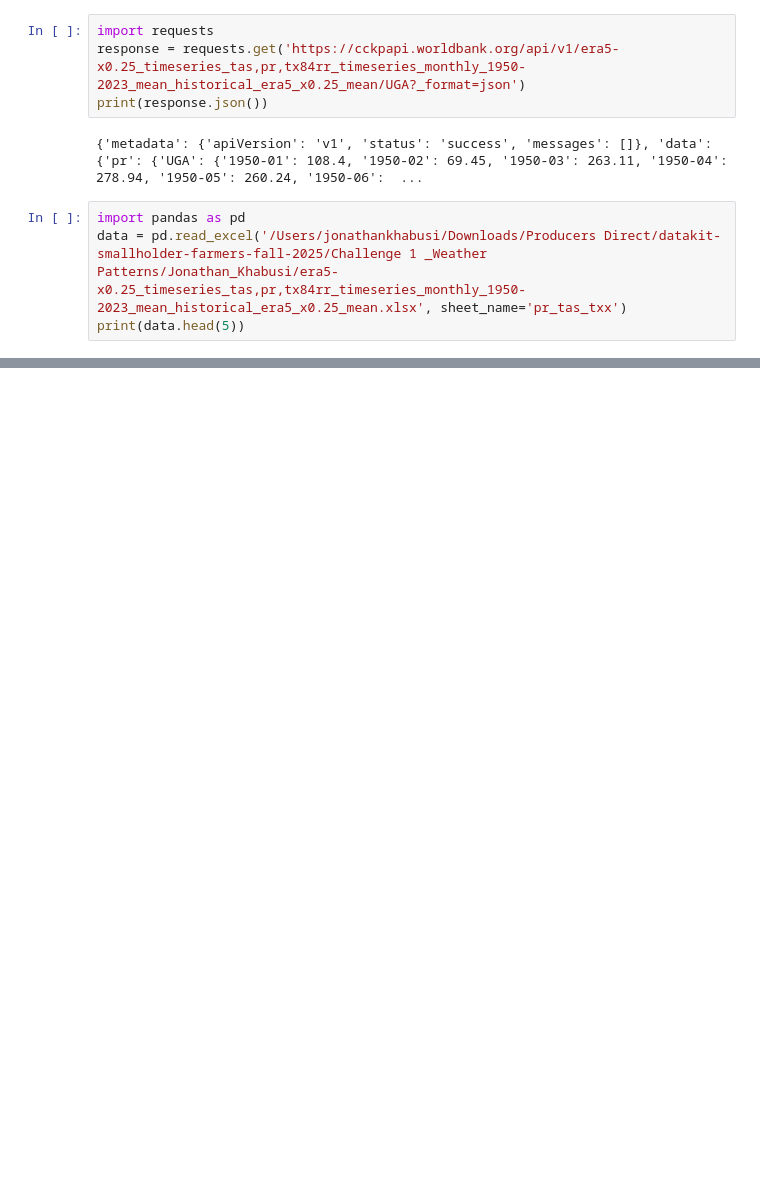
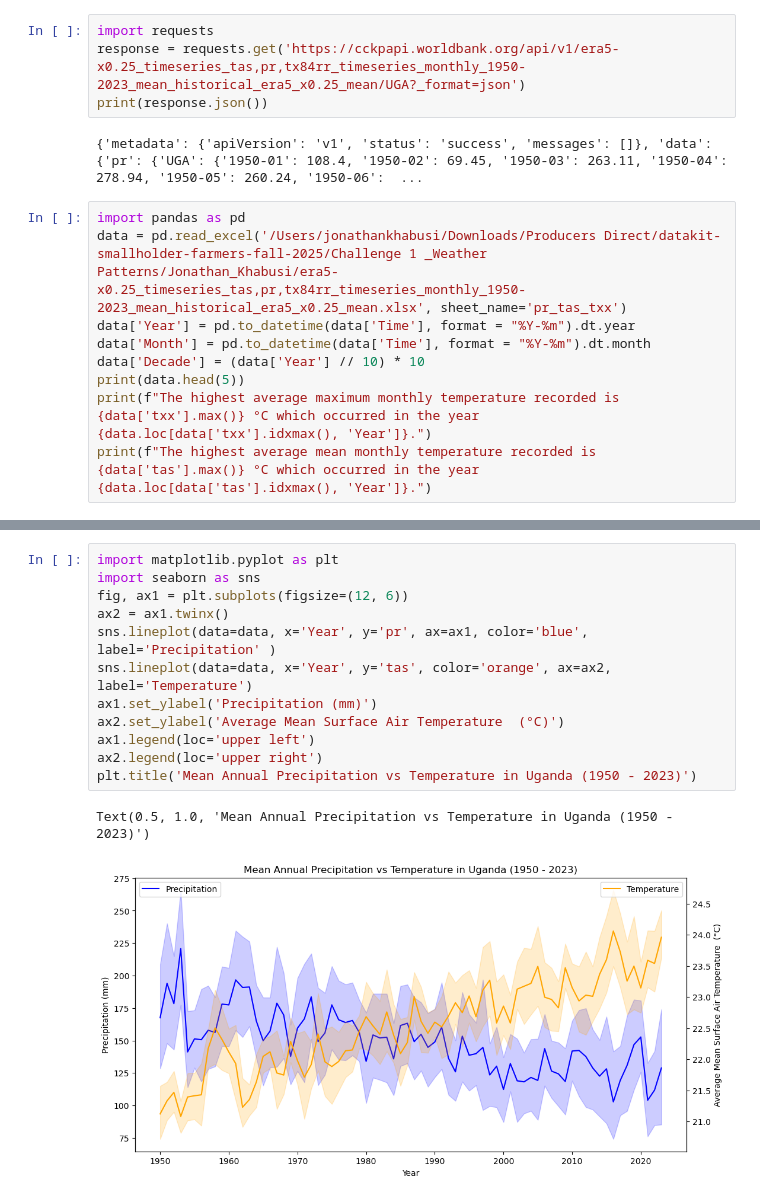
Before and after one commit to jojosisa/datakit-smallholder-farmers-fall-2025, a Jupyter notebook: Challenge 1 _Weather Patterns/Jonathan_Khabusi/Weather Patterns.ipynb, the cells around one changed output, grey strips where cells are left out. Cells and saved outputs as stored; diff of their text form; blank space fills up the shorter version.

```diff
--- a/Challenge 1 _Weather Patterns/Jonathan_Khabusi/Weather Patterns.ipynb
+++ b/Challenge 1 _Weather Patterns/Jonathan_Khabusi/Weather Patterns.ipynb
@@ -7,5 +7,10 @@ print(response.json())
 # %%
 import pandas as pd
 data = pd.read_excel('/Users/jonathankhabusi/Downloads/Producers Direct/datakit-smallholder-farmers-fall-2025/Challenge 1 _Weather Patterns/Jonathan_Khabusi/era5-x0.25_timeseries_tas,pr,tx84rr_timeseries_monthly_1950-2023_mean_historical_era5_x0.25_mean.xlsx', sheet_name='pr_tas_txx')
+data['Year'] = pd.to_datetime(data['Time'], format = "%Y-%m").dt.year
+data['Month'] = pd.to_datetime(data['Time'], format = "%Y-%m").dt.month
+data['Decade'] = (data['Year'] // 10) * 10
 print(data.head(5))
+print(f"The highest average maximum monthly temperature recorded is {data['txx'].max()} °C which occurred in the year {data.loc[data['txx'].idxmax(), 'Year']}.")
+print(f"The highest average mean monthly temperature recorded is {data['tas'].max()} °C which occurred in the year {data.loc[data['tas'].idxmax(), 'Year']}.")
 # %% [output]
@@ -17,0 +57,15 @@ print(data.head(5))
+# %%
+import matplotlib.pyplot as plt
+import seaborn as sns
+fig, ax1 = plt.subplots(figsize=(12, 6))
+ax2 = ax1.twinx()
+sns.lineplot(data=data, x='Year', y='pr', ax=ax1, color='blue', label='Precipitation' )
+sns.lineplot(data=data, x='Year', y='tas', color='orange', ax=ax2, label='Temperature')
+ax1.set_ylabel('Precipitation (mm)')
+ax2.set_ylabel('Average Mean Surface Air Temperature  (°C)')
+ax1.legend(loc='upper left')
+ax2.legend(loc='upper right')
+plt.title('Mean Annual Precipitation vs Temperature in Uganda (1950 - 2023)')
+# %% [output]
+Text(0.5, 1.0, 'Mean Annual Precipitation vs Temperature in Uganda (1950 - 2023)')
+[figure, added]
```
Also changed, not shown: parts of 8 cells of this notebook, 2 other files.
